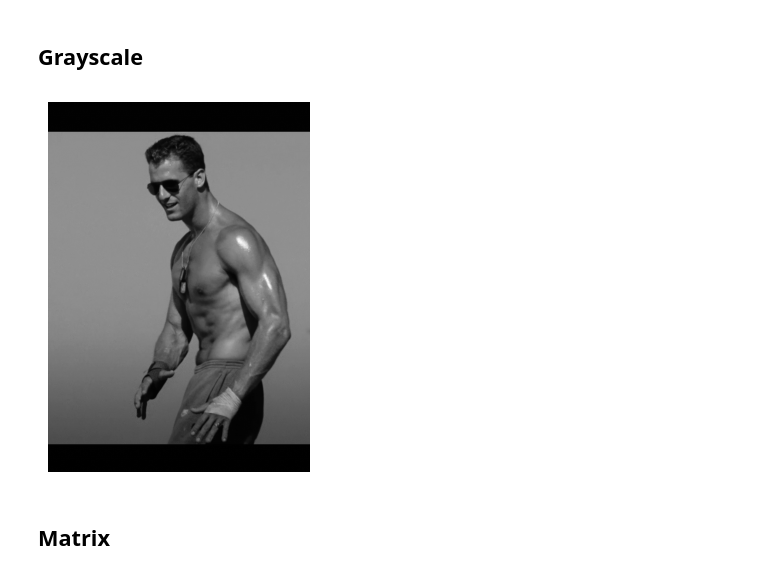
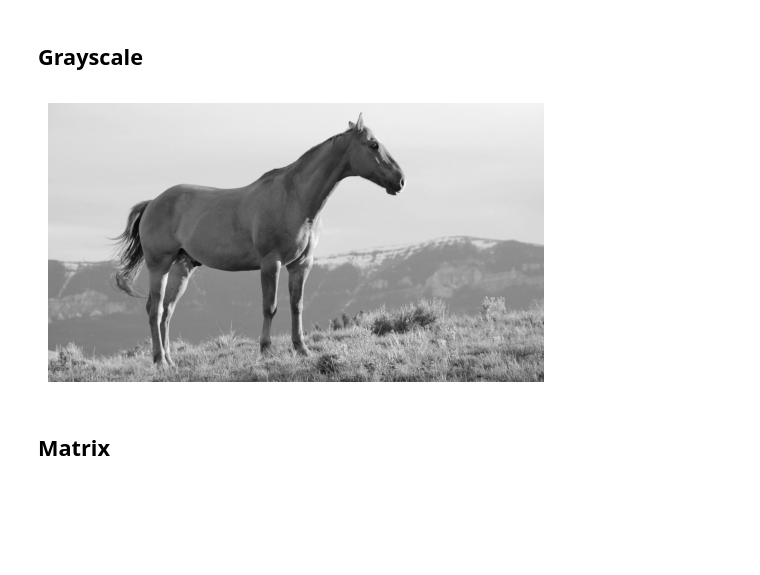
Before and after one commit to Lawniczka/horse_gaits_ml_comparation, a Jupyter notebook: knowledge/notebooks/image_process.ipynb, the cells around one changed output. Cells and saved outputs as stored; diff of their text form; code cells hidden in the pictures; blank space fills up the shorter version.

```diff
--- a/knowledge/notebooks/image_process.ipynb
+++ b/knowledge/notebooks/image_process.ipynb
@@ -16,16 +15,16 @@ os.makedirs(os.path.dirname(result), exist_ok=True)
 # %% [markdown]
 ## Grayscale
 # %%
-img = cv2.imread(dir + src)
+img = cv2.imread(dir + horse)
 gray = cv2.cvtColor(img, cv2.COLOR_BGR2GRAY)
 
 cv2.imwrite(result + out, gray)
 
 plt.imshow(gray, cmap='gray')
 plt.axis('off')
 plt.show()
 # %% [output]
-[figure, old version]
+[figure, new version]
 # %% [markdown]
 ## Matrix
 # %%
```
Also changed, not shown: parts of 2 cells of this notebook, 12 other files.
